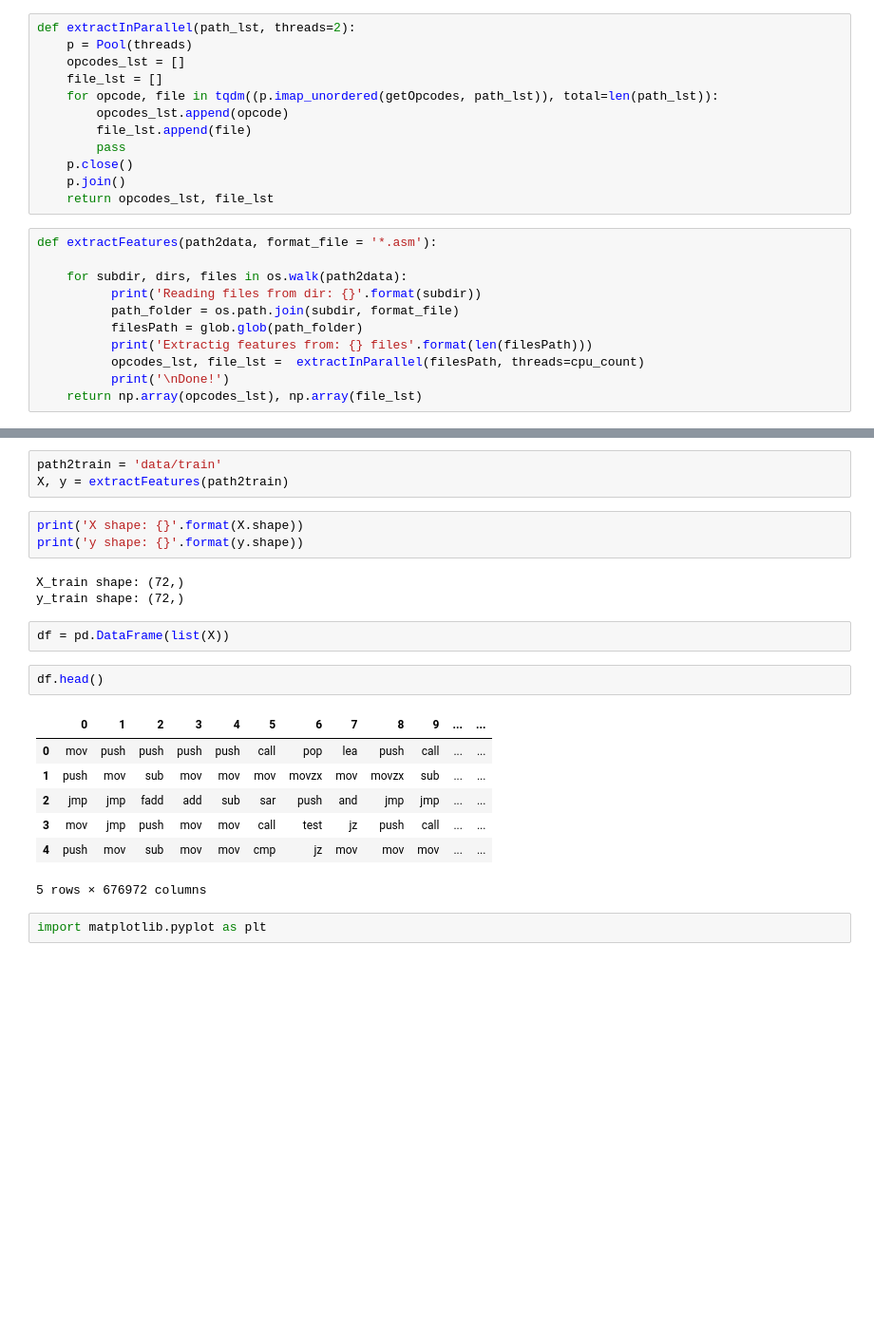
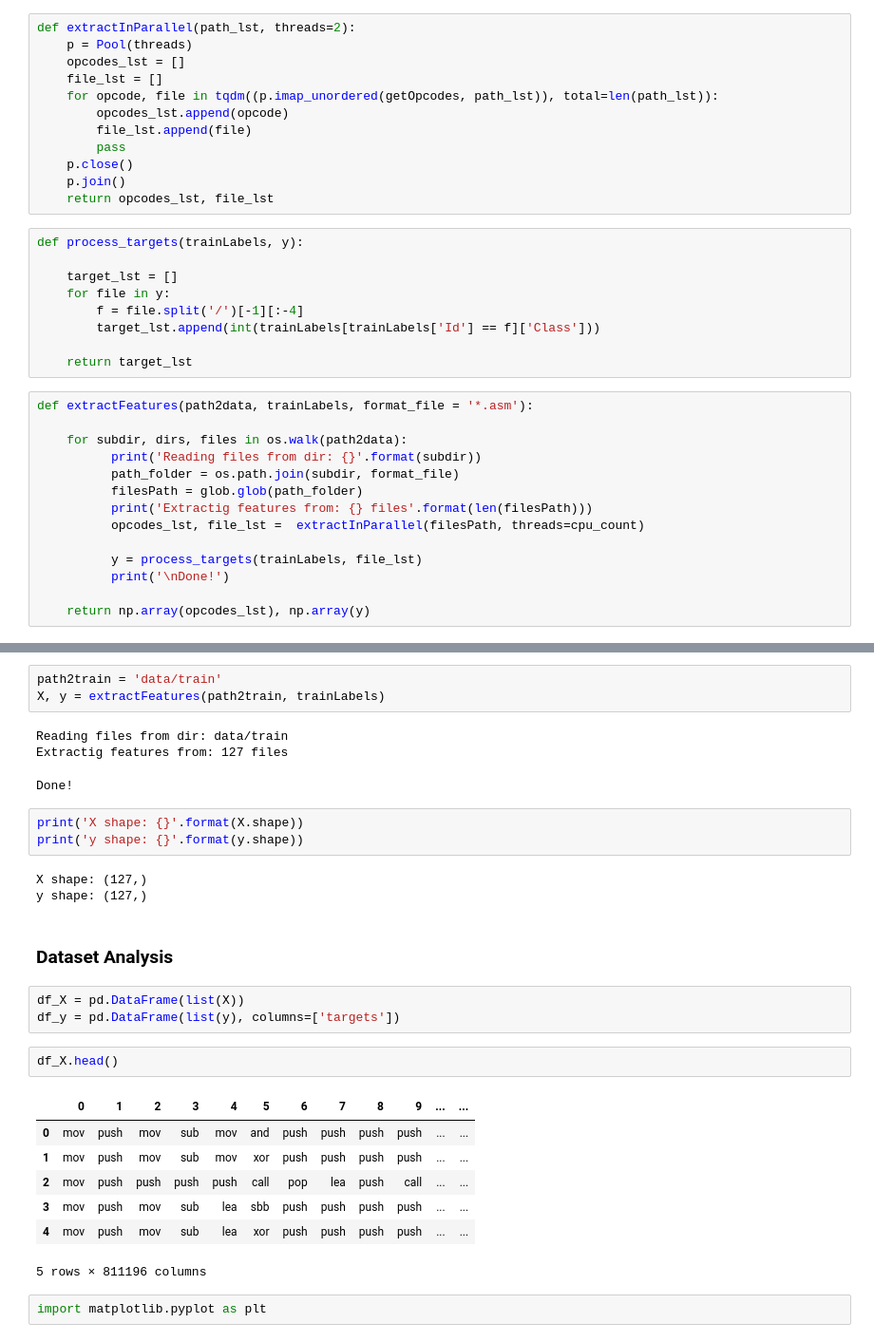
Before and after one commit to RenatoBMLR/Kraggle, a Jupyter notebook: Microsoft_Malware_Classification/microsoft_malware_classification.ipynb, the cells around one changed output, grey strips where cells are left out. Shown: that part at 95% size. Drawn from its saved outputs; the diff is of its cells as text; blank space fills up the shorter version.

```diff
--- a/Microsoft_Malware_Classification/microsoft_malware_classification.ipynb
+++ b/Microsoft_Malware_Classification/microsoft_malware_classification.ipynb
@@ -108,8 +148,17 @@ def extractInParallel(path_lst, threads=2):
     p.close()
     p.join()
     return opcodes_lst, file_lst
+# %%
+def process_targets(trainLabels, y):
+
+    target_lst = []
+    for file in y:
+        f = file.split('/')[-1][:-4]
+        target_lst.append(int(trainLabels[trainLabels['Id'] == f]['Class']))
+
+    return target_lst
 # %%
-def extractFeatures(path2data, format_file = '*.asm'):
+def extractFeatures(path2data, trainLabels, format_file = '*.asm'):
 
     for subdir, dirs, files in os.walk(path2data):
           print('Reading files from dir: {}'.format(subdir))
@@ -117,5 +166,8 @@ def extractFeatures(path2data, format_file = '*.asm'):
           filesPath = glob.glob(path_folder)
           print('Extractig features from: {} files'.format(len(filesPath)))
           opcodes_lst, file_lst =  extractInParallel(filesPath, threads=cpu_count)
+
+          y = process_targets(trainLabels, file_lst)
           print('\nDone!')
-    return np.array(opcodes_lst), np.array(file_lst)
+
+    return np.array(opcodes_lst), np.array(y)
@@ -122,24 +185,31 @@ def extractFeatures(path2data, format_file = '*.asm'):
 # %%
 path2train = 'data/train'
-X, y = extractFeatures(path2train)
+X, y = extractFeatures(path2train, trainLabels)
+# %% [output]
+Reading files from dir: data/train
+Extractig features from: 127 files
+Done!
 # %%
 print('X shape: {}'.format(X.shape))
 print('y shape: {}'.format(y.shape))
 # %% [output]
-X_train shape: (72,)
-y_train shape: (72,)
+X shape: (127,)
+y shape: (127,)
+# %% [markdown]
+###  Dataset Analysis
 # %%
-df = pd.DataFrame(list(X))
+df_X = pd.DataFrame(list(X))
+df_y = pd.DataFrame(list(y), columns=['targets'])
 # %%
-df.head()
+df_X.head()
 # %% [output]
 |  | 0 | 1 | 2 | 3 | 4 | 5 | 6 | 7 | 8 | 9 | ... | ... |
-| 0 | mov | push | push | push | push | call | pop | lea | push | call | ... | ... |
-| 1 | push | mov | sub | mov | mov | mov | movzx | mov | movzx | sub | ... | ... |
-| 2 | jmp | jmp | fadd | add | sub | sar | push | and | jmp | jmp | ... | ... |
-| 3 | mov | jmp | push | mov | mov | call | test | jz | push | call | ... | ... |
-| 4 | push | mov | sub | mov | mov | cmp | jz | mov | mov | mov | ... | ... |
+| 0 | mov | push | mov | sub | mov | and | push | push | push | push | ... | ... |
+| 1 | mov | push | mov | sub | mov | xor | push | push | push | push | ... | ... |
+| 2 | mov | push | push | push | push | call | pop | lea | push | call | ... | ... |
+| 3 | mov | push | mov | sub | lea | sbb | push | push | push | push | ... | ... |
+| 4 | mov | push | mov | sub | lea | xor | push | push | push | push | ... | ... |
-5 rows × 676972 columns
+5 rows × 811196 columns
 # %%
 import matplotlib.pyplot as plt
 # %%
```
Also changed, not shown: parts of 21 cells of this notebook.
